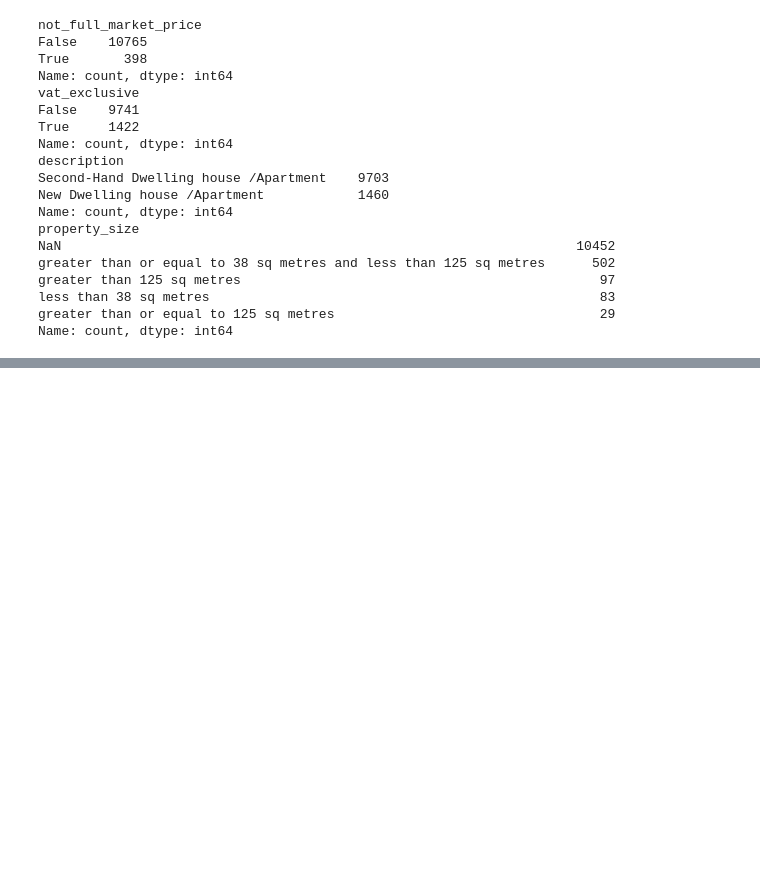
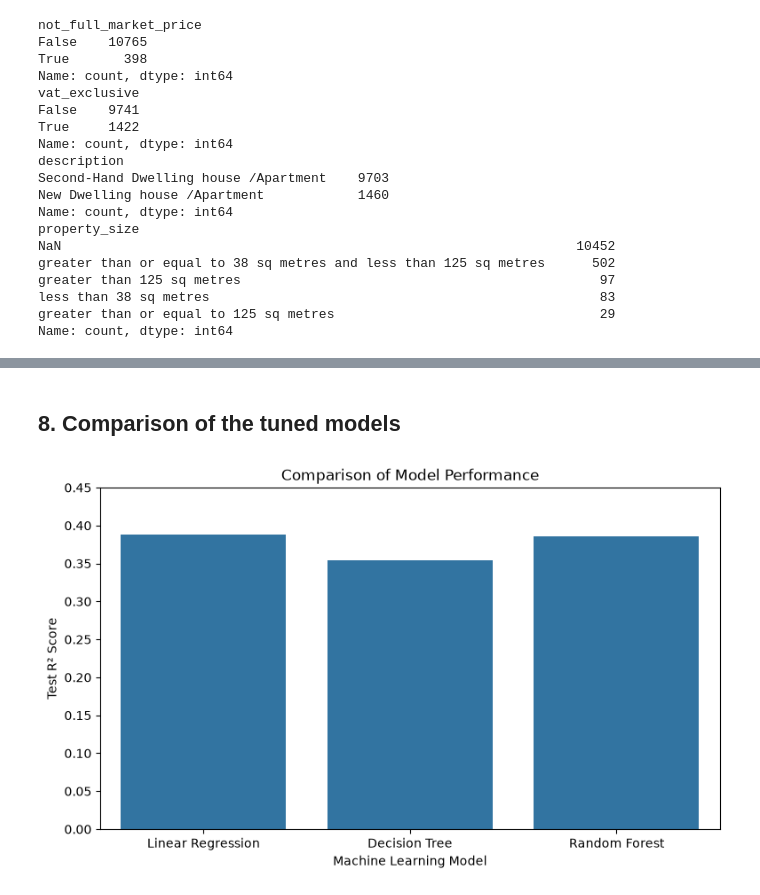
Before and after one commit to JessicaOliveiraCCT/Predicting-House-Prices-in-Ireland, a Jupyter notebook: Predicting_houses_price_CA.ipynb, the cells around one changed output, grey strips where cells are left out. Drawn from its saved outputs; the diff is of its cells as text; code cells hidden in the pictures; blank space fills up the shorter version.

```diff
--- a/Predicting_houses_price_CA.ipynb
+++ b/Predicting_houses_price_CA.ipynb
@@ -726,0 +882,19 @@ R² : 0.372
+# %% [markdown]
+## 8. Comparison of the tuned models
+# %%
+plt.figure(figsize=(9, 5))
+
+sns.barplot(
+    data=tuning_table,
+    x="Model",
+    y="Test R2"
+)
+
+plt.title("Comparison of Model Performance")
+plt.xlabel("Machine Learning Model")
+plt.ylabel("Test R² Score")
+plt.ylim(0, 0.45)
+
+plt.show()
+# %% [output]
+[figure, added]
```
Also changed, not shown: parts of 54 cells of this notebook.
